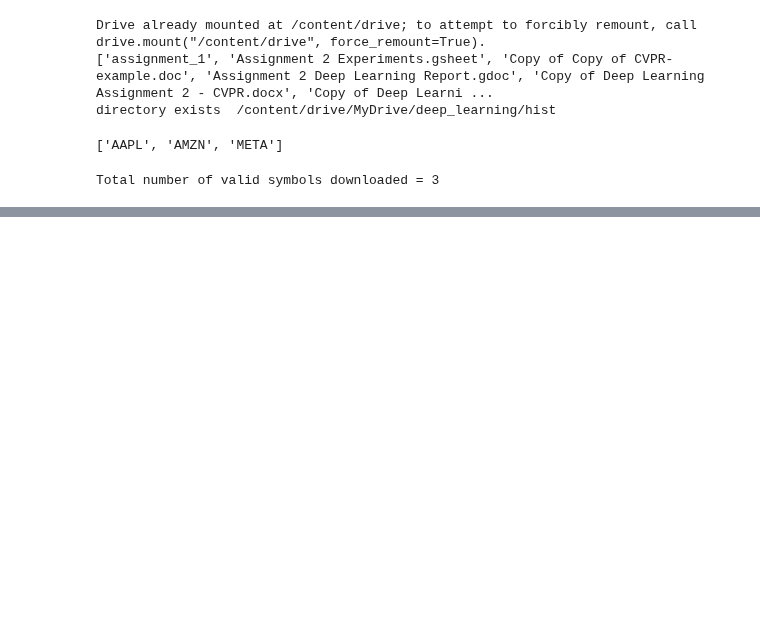
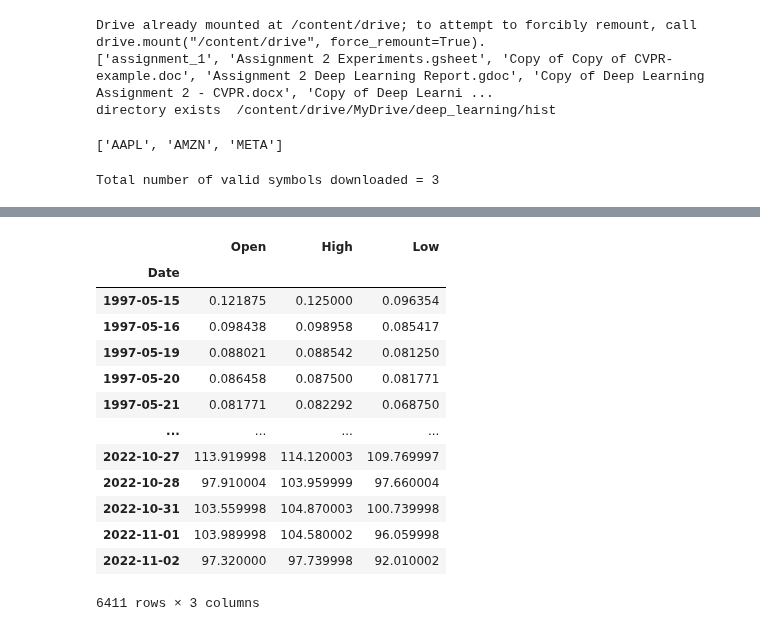
Before and after one commit to poo5zan/deep_learning_fundamentals, a Jupyter notebook: assignment_3/assignment_3.ipynb, the cells around one changed output, grey strips where cells are left out. Saved outputs shown, nothing was run; the diff lists cells and outputs as text; code cells hidden in the pictures; blank space fills up the shorter version.

```diff
--- a/assignment_3/assignment_3.ipynb
+++ b/assignment_3/assignment_3.ipynb
@@ -147,0 +152,18 @@ See the caveats in the documentation: https://pandas.pydata.org/pandas-docs/stab
+# %%
+X_features = data[['Open','High','Low']]
+X_features
+# %% [output]
+|  | Open | High | Low |
+| Date |  |  |  |
+| 1997-05-15 | 0.121875 | 0.125000 | 0.096354 |
+| 1997-05-16 | 0.098438 | 0.098958 | 0.085417 |
+| 1997-05-19 | 0.088021 | 0.088542 | 0.081250 |
+| 1997-05-20 | 0.086458 | 0.087500 | 0.081771 |
+| 1997-05-21 | 0.081771 | 0.082292 | 0.068750 |
+| ... | ... | ... | ... |
+| 2022-10-27 | 113.919998 | 114.120003 | 109.769997 |
+| 2022-10-28 | 97.910004 | 103.959999 | 97.660004 |
+| 2022-10-31 | 103.559998 | 104.870003 | 100.739998 |
+| 2022-11-01 | 103.989998 | 104.580002 | 96.059998 |
+| 2022-11-02 | 97.320000 | 97.739998 | 92.010002 |
+6411 rows × 3 columns
```
Also changed, not shown: parts of 23 cells of this notebook.
